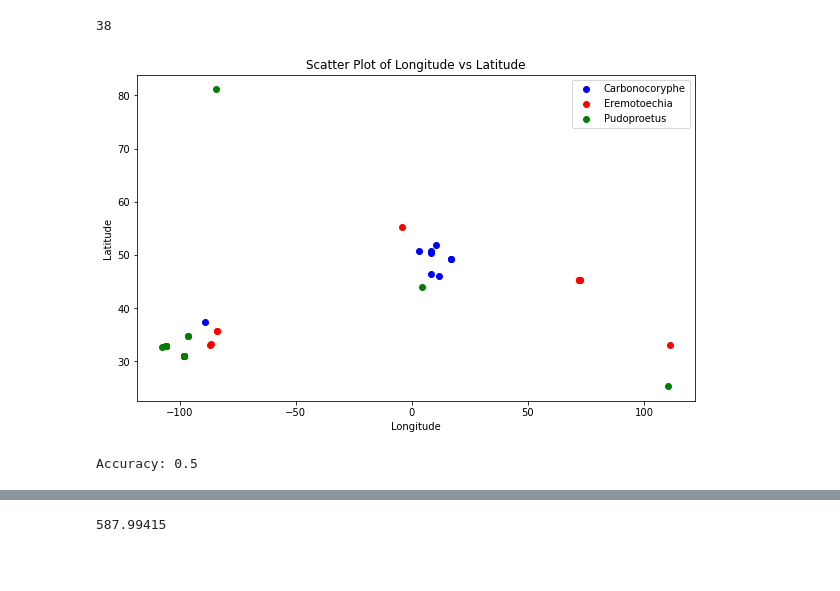
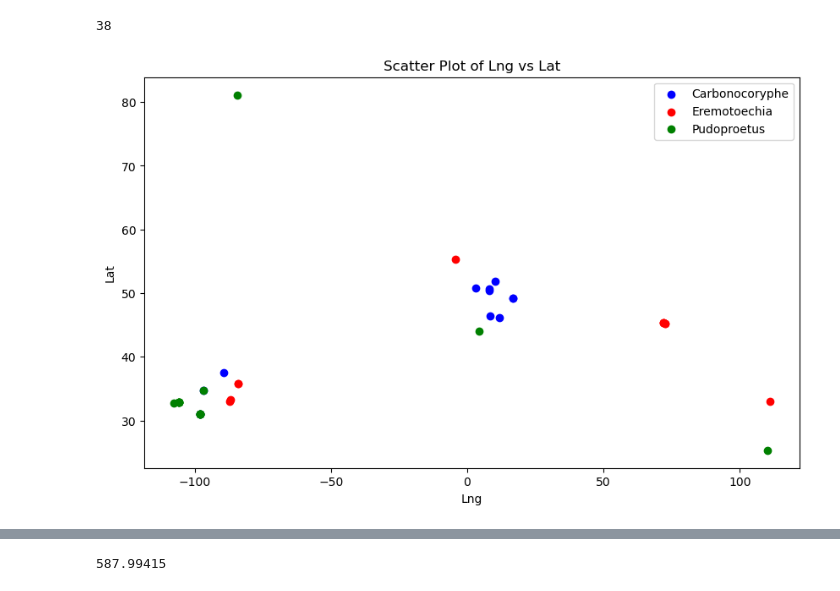
Before and after one commit to thatmartinlau/Dinosaur-ML, a Jupyter notebook: Project (1).ipynb, the cells around one changed output, grey strips where cells are left out. Drawn from its saved outputs; the diff is of its cells as text; code cells hidden in the pictures; blank space fills up the shorter version.

```diff
--- a/Project (1).ipynb
+++ b/Project (1).ipynb
@@ -101,59 +129,19 @@ Ranking of genera with the most occurrences:
 # %%
 filtered_table = new_table[new_table['genus'].isin(['Eremotoechia', 'Pudoproetus', 'Carbonocoryphe'])]
 # %%
-filtered_table
+filtered_table = filtered_table.sample(frac=1).reset_index(drop=True)
 len(filtered_table)
 # %% [output]
 38
 # %%
+#plotting function
+def plot_scatter(color_map, data_set, x_column, y_column, group_column):
+    plt.figure(figsize=(10, 6))
+    for group, group_data in data_set.groupby(group_column):
+        plt.scatter(group_data[x_column], group_data[y_column], label=group, color=color_map.get(group, 'black'))
 
-
-color_map = {
-    'Carbonocoryphe': 'blue',
-    'Pudoproetus': 'green',
-    'Eremotoechia': 'red'
-}
-
-# Create a scatter plot
-plt.figure(figsize=(10, 6))
-for genus, group in filtered_table.groupby('genus'):
-    plt.scatter(group['lng'], group['lat'], label=genus, color=color_map[genus])
-
-# Add labels and legend
-plt.xlabel('Longitude')
-plt.ylabel('Latitude')
-plt.title('Scatter Plot of Longitude vs Latitude')
-plt.legend()
-
-# Show the plot
-plt.show()
+    plt.xlabel(x_column.capitalize())
+    plt.ylabel(y_column.capitalize())
+    plt.title(f'Scatter Plot of {x_column.capitalize()} vs {y_column.capitalize()}')
+    plt.legend()
+    plt.show()
-# %% [output]
-[figure, removed]
-# %%
-# Get the number of rows in the DataFrame
-total_rows = len(filtered_table)
-
-# Select the indices for training and testing sets
-train_indices = list(range(total_rows - 10))  # Use all rows except the last 10 for training
-test_indices = list(range(total_rows - 10, total_rows))  # Use the last 10 rows for testing
-
-# Split the DataFrame into training and testing sets
-x_train = filtered_table.iloc[train_indices][['lng', 'lat']]  # Assuming 'lng' and 'lat' are the features
-y_train = filtered_table.iloc[train_indices]['genus']
-x_test = filtered_table.iloc[test_indices][['lng', 'lat']]
-y_test = filtered_table.iloc[test_indices]['genus']
-
-
-#try to use k-nearest neighbor on simple data
-model = sklearn.neighbors.KNeighborsClassifier(n_neighbors=2)
-model.fit(X=x_train, y=y_train)# --> modify this line to get something better ?
-
-# Make predictions on the test set
-y_pred = model.predict(x_test)
-
-# Calculate the accuracy of the model
-accuracy = accuracy_score(y_test, y_pred)
-
-print("Accuracy:", accuracy)
-# %% [output]
-Accuracy: 0.5
@@ -159,0 +171,9 @@ Accuracy: 0.5
+# %%
+color_map = {
+    'Carbonocoryphe': 'blue',
+    'Pudoproetus': 'green',
+    'Eremotoechia': 'red'
+}
+plot_scatter(color_map, filtered_table, 'lng', 'lat', 'genus')
+# %% [output]
+[figure, added]
```
Also changed, not shown: parts of 64 cells of this notebook.
